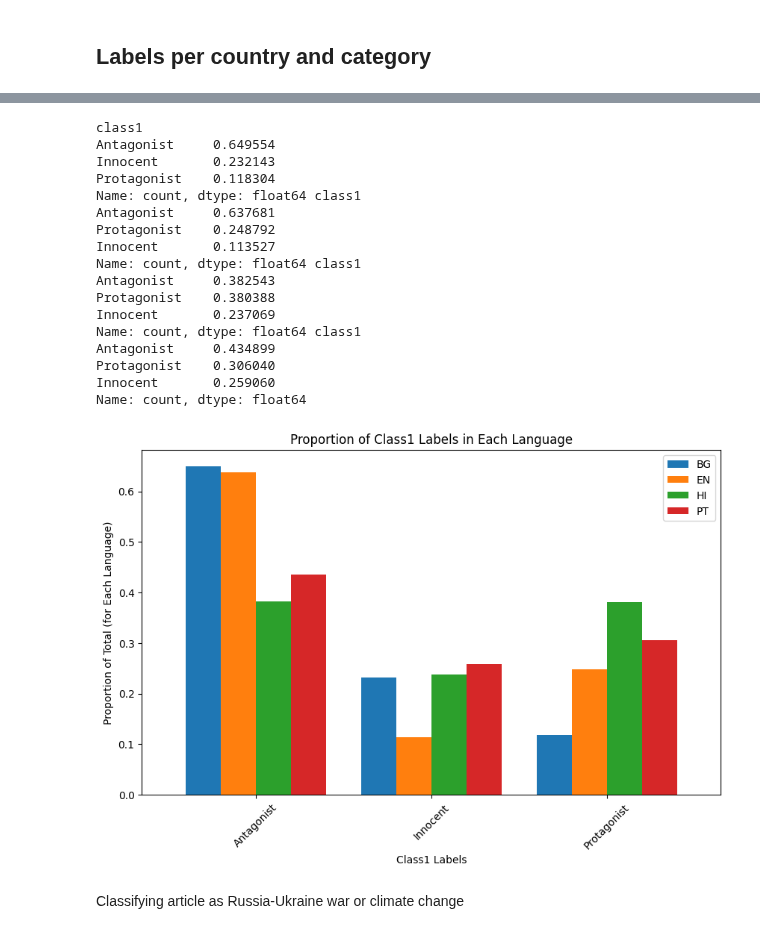
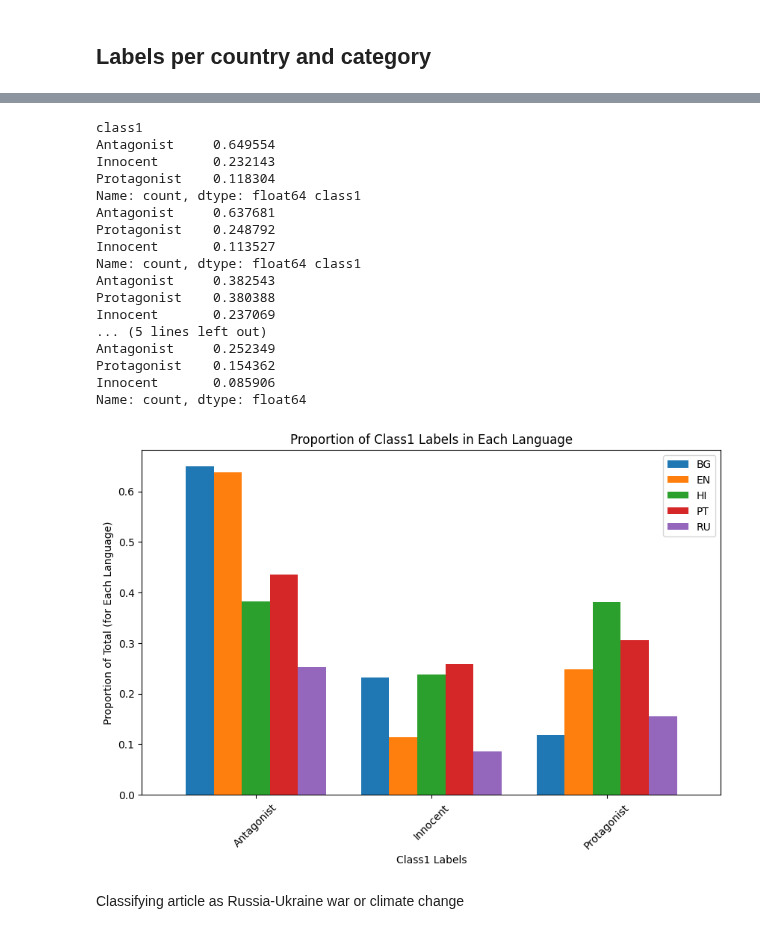
Before and after one commit to Matija-Kukic/semeval2025-t10, a Jupyter notebook: PreProcess_and_EDA/sub1_EDA.ipynb, the cells around one changed output, grey strips where cells are left out. Drawn from its saved outputs; the diff is of its cells as text; code cells hidden in the pictures.

```diff
--- a/PreProcess_and_EDA/sub1_EDA.ipynb
+++ b/PreProcess_and_EDA/sub1_EDA.ipynb
@@ -70,12 +72,14 @@ df_bg = df[ df['lang'] == 'BG']
 df_en = df[ df['lang'] == 'EN']
 df_hi = df[ df['lang'] == 'HI']
 df_pt = df[ df['lang'] == 'PT']
-x = ["BG", "EN", "HI", "PT"]
-y = [len(df_bg), len(df_en), len(df_hi), len(df_pt)]
+df_ru = df[ df['lang'] == 'RU']
+x = ["BG", "EN", "HI", "PT", "RU"]
+y = [len(df_bg), len(df_en), len(df_hi), len(df_pt), len(df_ru)]
 print(df_bg['lang'].value_counts(),
 df_en['lang'].value_counts(),
 df_hi['lang'].value_counts(),
-df_pt['lang'].value_counts())
+df_pt['lang'].value_counts(),
+df_ru['lang'].value_counts())
 plt.bar(x, y, width=0.5, color='purple')
 # %% [output]
 lang
@@ -119,58 +127,62 @@ count_bg = df_bg['class1'].value_counts()
 count_en = df_en['class1'].value_counts()
 count_hi = df_hi['class1'].value_counts()
 count_pt = df_pt['class1'].value_counts()
+count_ru = df_ru['class1'].value_counts()
 
 # Calculate the total count of 'class1' for each language
 total_bg = df_bg['class1'].count()
 total_en = df_en['class1'].count()
 total_hi = df_hi['class1'].count()
 total_pt = df_pt['class1'].count()
+total_ru = df_pt['class1'].count()
 
 # Calculate the proportions for each label within each language
 prop_bg = count_bg / total_bg
 prop_en = count_en / total_en
 prop_hi = count_hi / total_hi
 prop_pt = count_pt / total_pt
+prop_ru = count_ru / total_ru
 
-print(prop_bg,prop_en,prop_hi,prop_pt)
+print(prop_bg,prop_en,prop_hi,prop_pt, prop_ru)
 # Create a DataFrame to hold the proportions for each language
 prop_df = pd.DataFrame({
     'BG': prop_bg,
     'EN': prop_en,
     'HI': prop_hi,
-    'PT': prop_pt
+    'PT': prop_pt,
+    'RU': prop_ru
 }).fillna(0)  # Fill NaN with 0s for missing categories
 
 # Plotting the bar plot
 ax = prop_df.plot(kind='bar', width=0.8, figsize=(10, 6))
 
 # Add labels and title
 plt.xlabel('Class1 Labels')
 plt.ylabel('Proportion of Total (for Each Language)')
 plt.title('Proportion of Class1 Labels in Each Language')
 plt.xticks(rotation=45)  # Rotate x-ticks for better visibility
 
 # Display the plot
 plt.show()
 # %% [output]
 class1
 Antagonist     0.649554
 Innocent       0.232143
 Protagonist    0.118304
 Name: count, dtype: float64 class1
 Antagonist     0.637681
 Protagonist    0.248792
 Innocent       0.113527
 Name: count, dtype: float64 class1
 Antagonist     0.382543
 Protagonist    0.380388
 Innocent       0.237069
-Name: count, dtype: float64 class1
-Antagonist     0.434899
-Protagonist    0.306040
-Innocent       0.259060
+... (5 lines left out)
+Antagonist     0.252349
+Protagonist    0.154362
+Innocent       0.085906
 Name: count, dtype: float64
-[figure, old version]
+[figure, new version]
 # %% [markdown]
 Classifying article as Russia-Ukraine war or climate change
 # %%
```
Also changed, not shown: parts of 10 cells of this notebook, 1 other file.
